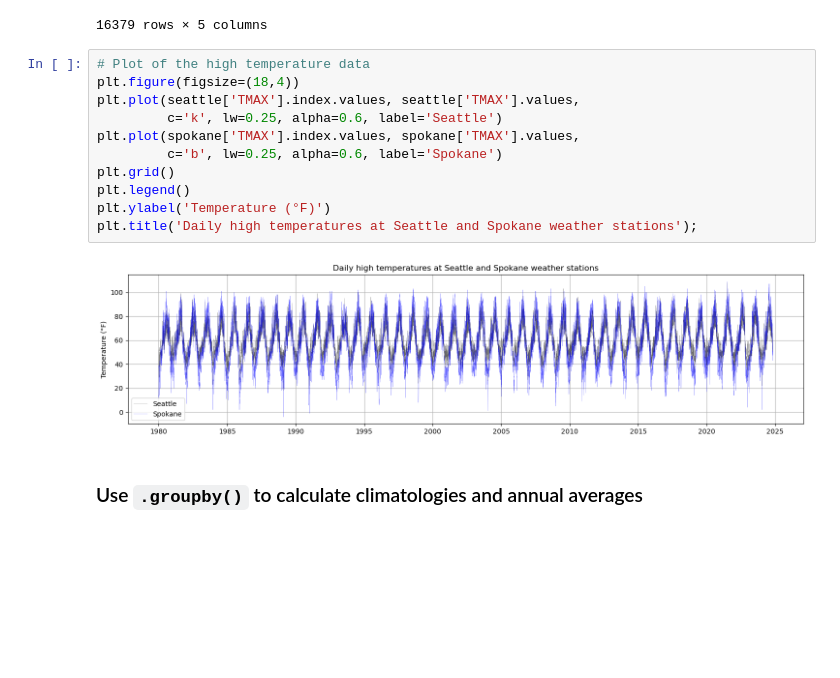
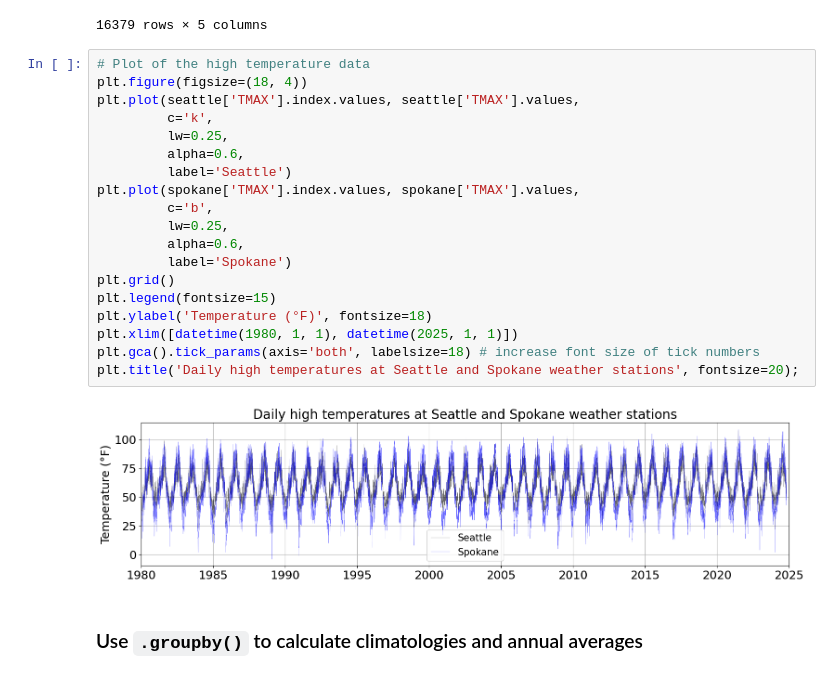
Before and after one commit to OCEAN-215-2024/lesson15_video_notebooks, a Jupyter notebook: lesson_15_notebook_part2.ipynb, the cells around one changed output. Cells and saved outputs as stored; diff of their text form; blank space fills up the shorter version.

```diff
--- a/lesson_15_notebook_part2.ipynb
+++ b/lesson_15_notebook_part2.ipynb
@@ -69,17 +69,25 @@ display(seattle)
 16379 rows × 5 columns
 # %%
 # Plot of the high temperature data
-plt.figure(figsize=(18,4))
+plt.figure(figsize=(18, 4))
 plt.plot(seattle['TMAX'].index.values, seattle['TMAX'].values,
-         c='k', lw=0.25, alpha=0.6, label='Seattle')
+         c='k',
+         lw=0.25,
+         alpha=0.6,
+         label='Seattle')
 plt.plot(spokane['TMAX'].index.values, spokane['TMAX'].values,
-         c='b', lw=0.25, alpha=0.6, label='Spokane')
+         c='b',
+         lw=0.25,
+         alpha=0.6,
+         label='Spokane')
 plt.grid()
-plt.legend()
-plt.ylabel('Temperature (°F)')
-plt.title('Daily high temperatures at Seattle and Spokane weather stations');
+plt.legend(fontsize=15)
+plt.ylabel('Temperature (°F)', fontsize=18)
+plt.xlim([datetime(1980, 1, 1), datetime(2025, 1, 1)])
+plt.gca().tick_params(axis='both', labelsize=18) # increase font size of tick numbers
+plt.title('Daily high temperatures at Seattle and Spokane weather stations', fontsize=20);
 # %% [output]
-[figure, old version]
+[figure, new version]
 # %% [markdown]
 ### Use `.groupby()` to calculate climatologies and annual averages
 # %% [markdown]
```
Also changed, not shown: parts of 7 cells of this notebook, 1 other file.
